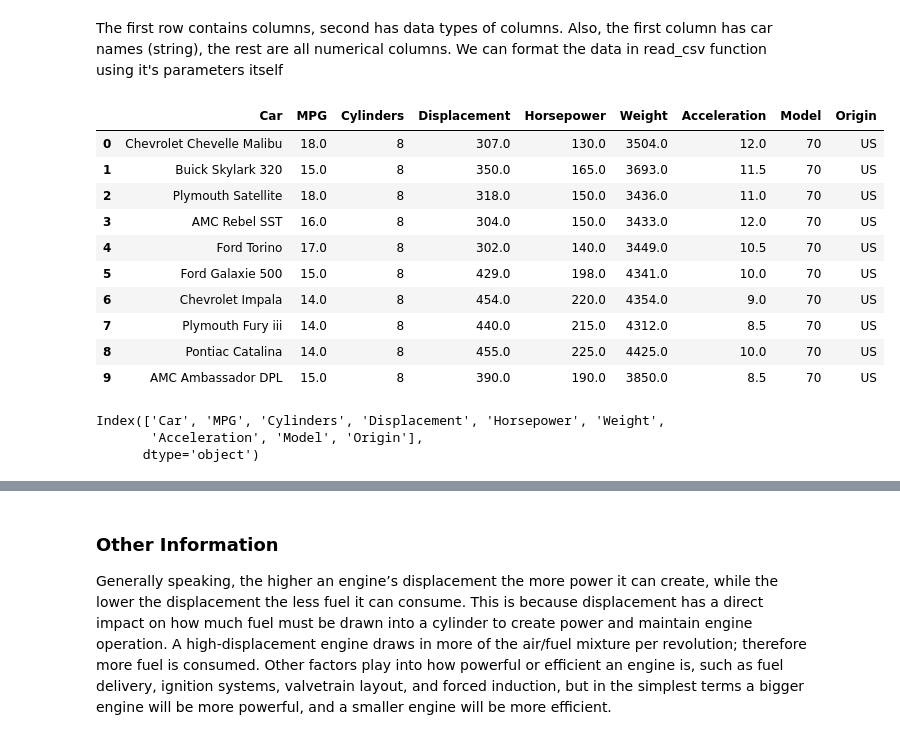
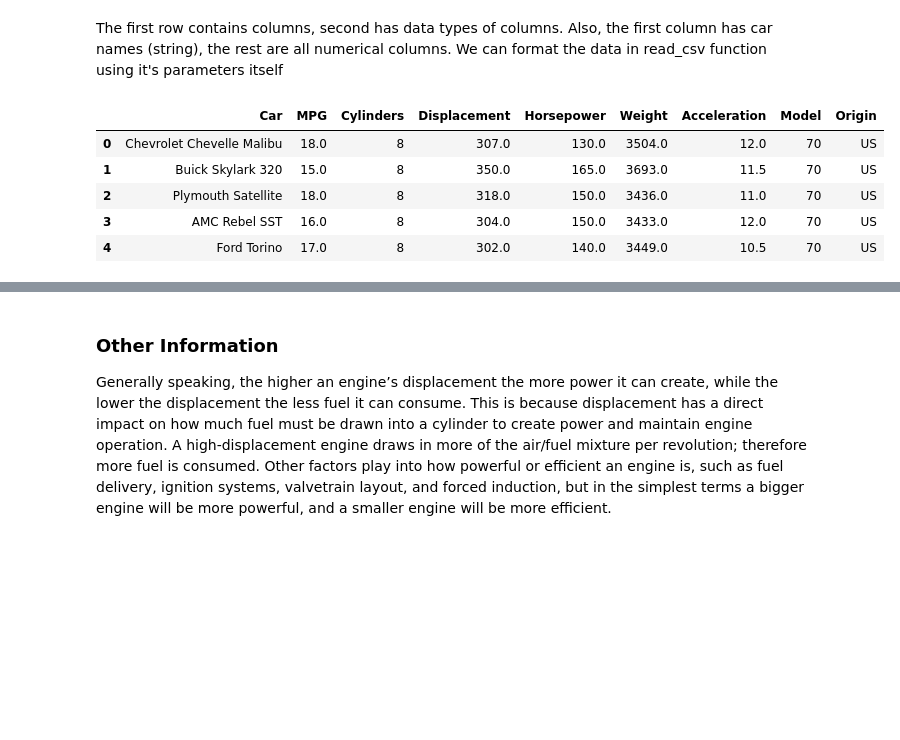
Before and after one commit to si-sa/cars-eda, a Jupyter notebook: Cars_EDA.ipynb, the cells around one changed output, grey strips where cells are left out. Cells and saved outputs as stored; diff of their text form; code cells hidden in the pictures; blank space fills up the shorter version.

```diff
--- a/Cars_EDA.ipynb
+++ b/Cars_EDA.ipynb
@@ -24,25 +26,14 @@ cars.head()
 The first row contains columns, second has data types of columns. Also, the first column has car names (string), the rest are all numerical columns. We can format the data in read_csv function using it's parameters itself
 # %%
 cars = pd.read_csv('cars.csv', skiprows=[1], sep=';')
-cars.head(10)
+cars.head()
 # %% [output]
 |  | Car | MPG | Cylinders | Displacement | Horsepower | Weight | Acceleration | Model | Origin |
 | 0 | Chevrolet Chevelle Malibu | 18.0 | 8 | 307.0 | 130.0 | 3504.0 | 12.0 | 70 | US |
 | 1 | Buick Skylark 320 | 15.0 | 8 | 350.0 | 165.0 | 3693.0 | 11.5 | 70 | US |
 | 2 | Plymouth Satellite | 18.0 | 8 | 318.0 | 150.0 | 3436.0 | 11.0 | 70 | US |
 | 3 | AMC Rebel SST | 16.0 | 8 | 304.0 | 150.0 | 3433.0 | 12.0 | 70 | US |
 | 4 | Ford Torino | 17.0 | 8 | 302.0 | 140.0 | 3449.0 | 10.5 | 70 | US |
-| 5 | Ford Galaxie 500 | 15.0 | 8 | 429.0 | 198.0 | 4341.0 | 10.0 | 70 | US |
-| 6 | Chevrolet Impala | 14.0 | 8 | 454.0 | 220.0 | 4354.0 | 9.0 | 70 | US |
-| 7 | Plymouth Fury iii | 14.0 | 8 | 440.0 | 215.0 | 4312.0 | 8.5 | 70 | US |
-| 8 | Pontiac Catalina | 14.0 | 8 | 455.0 | 225.0 | 4425.0 | 10.0 | 70 | US |
-| 9 | AMC Ambassador DPL | 15.0 | 8 | 390.0 | 190.0 | 3850.0 | 8.5 | 70 | US |
-# %%
-cars.columns
-# %% [output]
-Index(['Car', 'MPG', 'Cylinders', 'Displacement', 'Horsepower', 'Weight',
-       'Acceleration', 'Model', 'Origin'],
-      dtype='object')
 # %% [markdown]
 ## Feature Description
 
```
Also changed, not shown: parts of 4 cells of this notebook.
